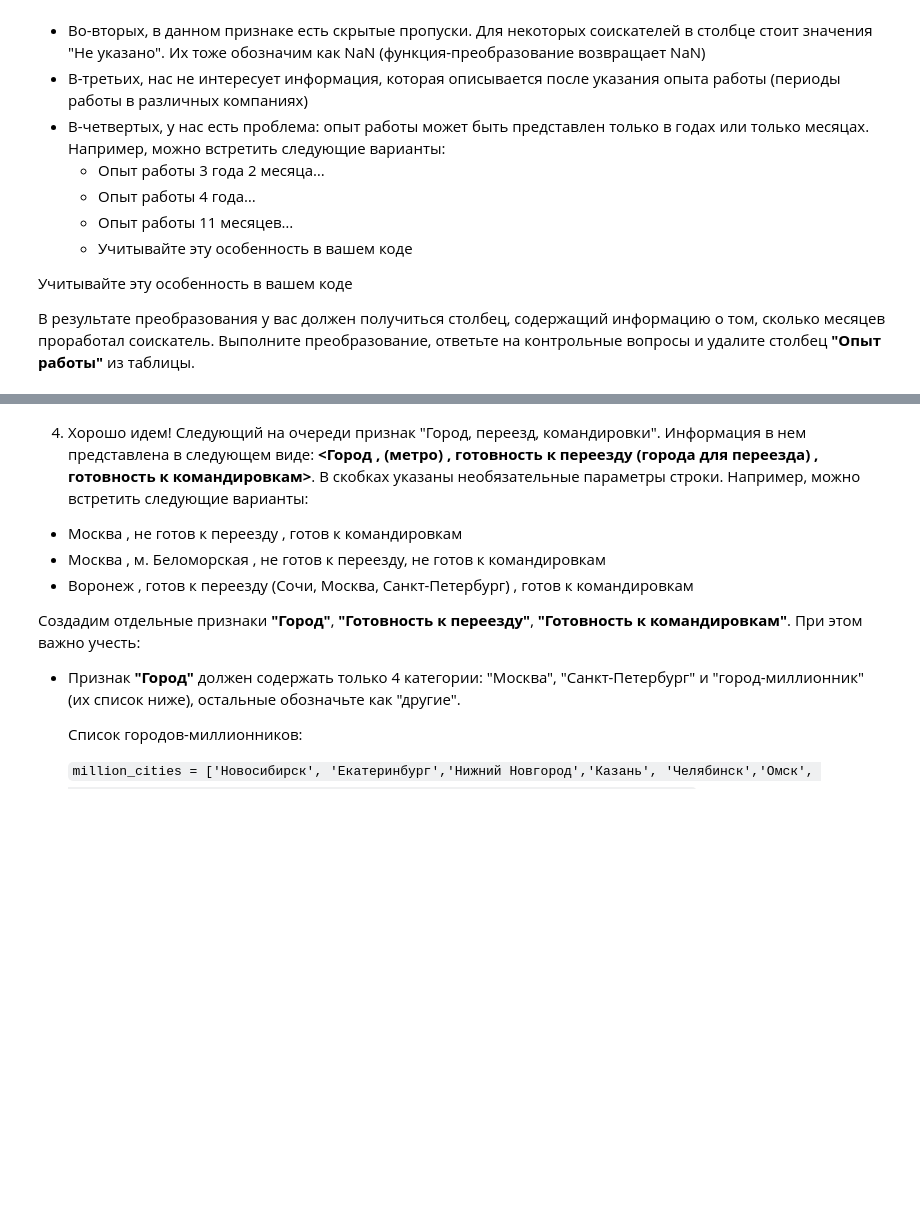
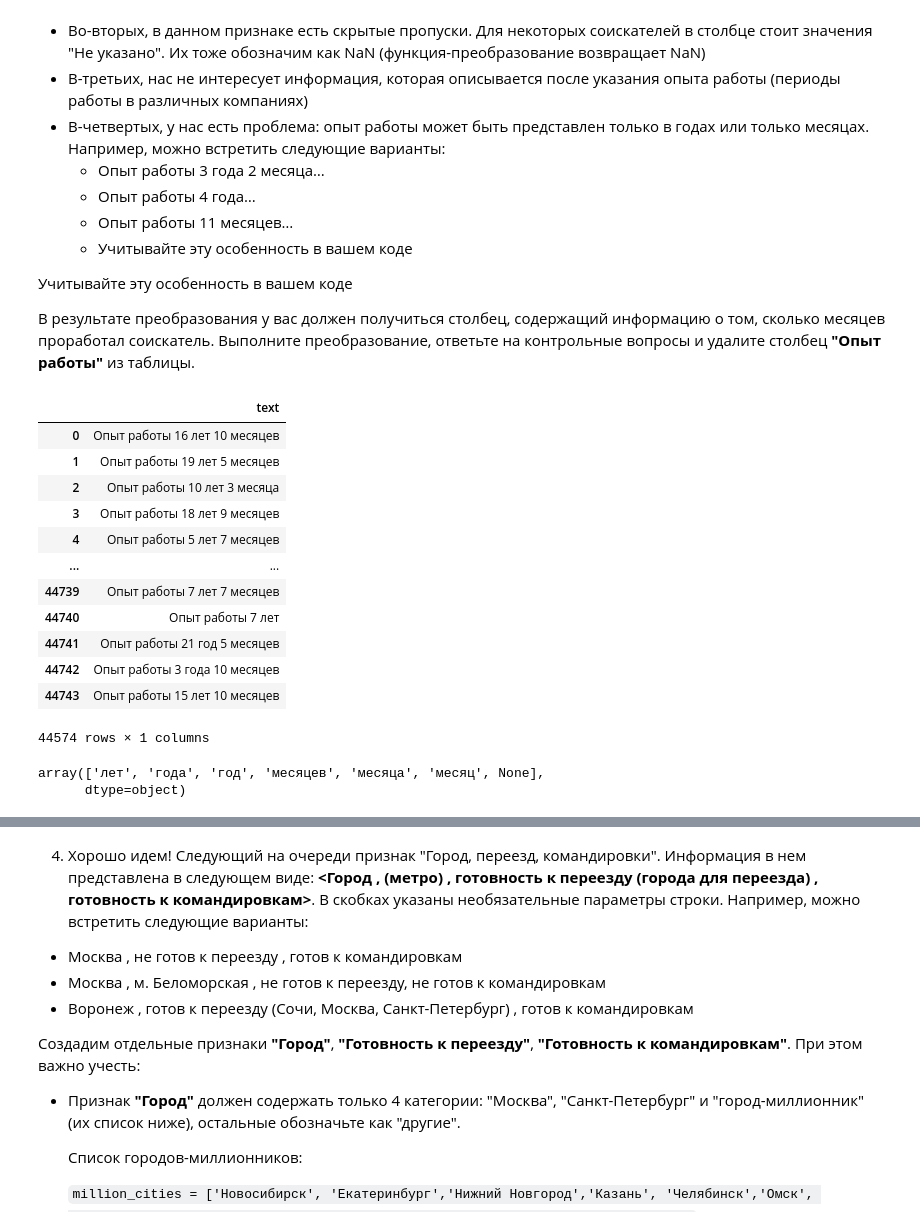
Before and after one commit to iTonyJah/DataScience, a Jupyter notebook: Edu/python_for_data_analysis/python_for_data_analysis_final_project.ipynb, the cells around one changed output, grey strips where cells are left out. Drawn from its saved outputs; the diff is of its cells as text; code cells hidden in the pictures; blank space fills up the shorter version.

```diff
--- a/Edu/python_for_data_analysis/python_for_data_analysis_final_project.ipynb
+++ b/Edu/python_for_data_analysis/python_for_data_analysis_final_project.ipynb
@@ -181,0 +182,2 @@ Name: proportion, dtype: float64
+# %%
+df['Опыт работы'] = df['Опыт работы'].replace('Не указано', np.nan)
@@ -181,0 +188,16 @@ Name: proportion, dtype: float64
+# %%
+experience
+# %% [output]
+|  | text |
+| 0 | Опыт работы 16 лет 10 месяцев |
+| 1 | Опыт работы 19 лет 5 месяцев |
+| 2 | Опыт работы 10 лет 3 месяца |
+| 3 | Опыт работы 18 лет 9 месяцев |
+| 4 | Опыт работы 5 лет 7 месяцев |
+| ... | ... |
+| 44739 | Опыт работы 7 лет 7 месяцев |
+| 44740 | Опыт работы 7 лет |
+| 44741 | Опыт работы 21 год 5 месяцев |
+| 44742 | Опыт работы 3 года 10 месяцев |
+| 44743 | Опыт работы 15 лет 10 месяцев |
+44574 rows × 1 columns
@@ -181,0 +212,5 @@ Name: proportion, dtype: float64
+# %%
+time_values
+# %% [output]
+array(['лет', 'года', 'год', 'месяцев', 'месяца', 'месяц', None],
+      dtype=object)
```
Also changed, not shown: parts of 13 cells of this notebook.
